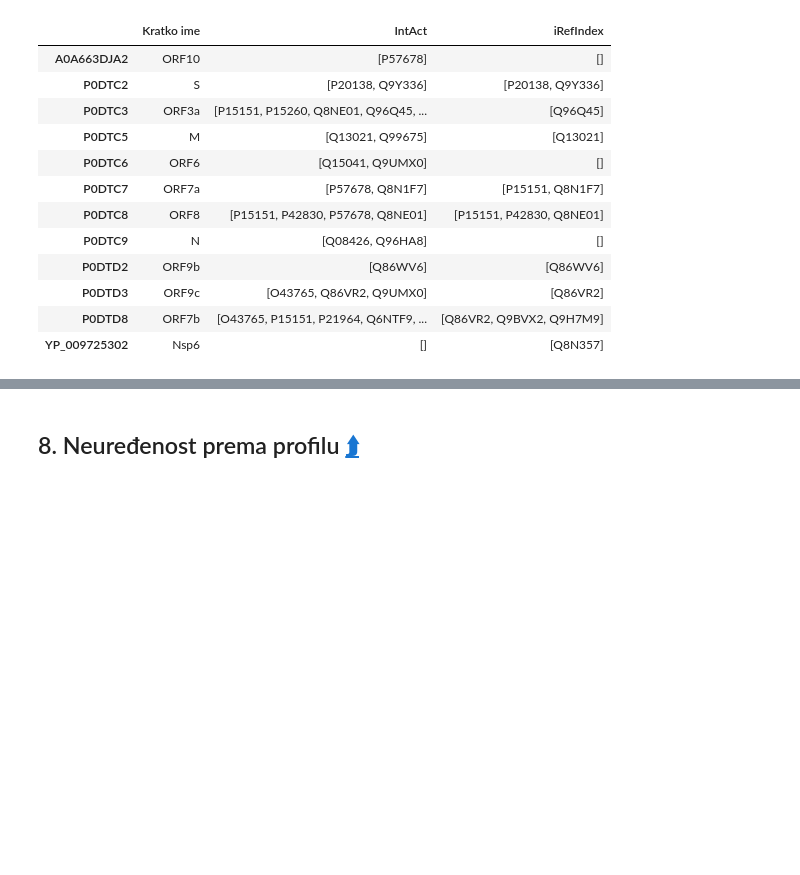
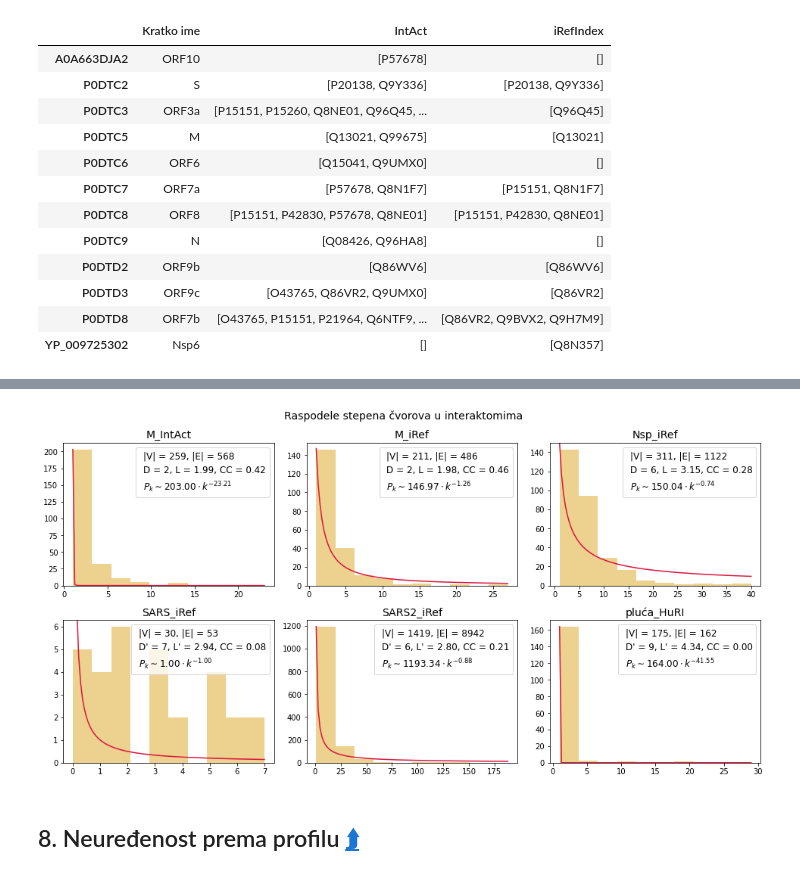
Before and after one commit to matfija/Neuredjenost-u-interaktomu, a Jupyter notebook: sveska/IDP_u_PPI.ipynb, the cells around one changed output, grey strips where cells are left out. Drawn from its saved outputs; the diff is of its cells as text; code cells hidden in the pictures; blank space fills up the shorter version.

```diff
--- a/sveska/IDP_u_PPI.ipynb
+++ b/sveska/IDP_u_PPI.ipynb
@@ -1245,3 +1266,103 @@ pd.DataFrame({'Broj čvorova': map(lambda interaktom: interaktom.n, interaktomi)
+# %%
+# Biblioteka za ukalupljivanje krive
+from scipy.optimize import curve_fit
+
+# Stepena funkcija koja se ukalupljuje
+def stepen(k, c, gamma):
+    return c * k ** (-gamma)
+
+# Histogram sa osobinama mreže
+def histogram(interakt, ime, ax):
+    # Inicijalno prazna lista
+    povezanost = []
+
+    # Prolazak kroz sve proteine
+    for prot in interakt.prots:
+        # Preskakanje polaznih
+        if ime != 'SARS_iRef' and prot.id in interakt.ids:
+            continue
+
+        # Novi stepen povezanosti
+        povezanost.append(len(interakt[prot.id]))
+
+    # Histogram stepena povezanosti
+    y, x, _ = ax.hist(povezanost, color='goldenrod', alpha=.5)
+
+    # Zanemarivanje nevažnih upozorenja
+    with warnings.catch_warnings():
+        warnings.simplefilter('ignore')
+
+        # Ukalupljivanje stepene funkcije
+        (c, gamma), _ = curve_fit(stepen, x[:-1], y)
+
+    # Linearni prostor za iscrtavanje
+    k = np.linspace(min(x), max(x), 100)
+
+    # Pamćenje vertikalnih granica
+    granice = ax.get_ylim()
+
+    # Zanemarivanje nevažnih upozorenja
+    with warnings.catch_warnings():
+        warnings.simplefilter('ignore')
+
+        # Crtanje ukalupljene stepene funkcije
+        ax.plot(k, stepen(k, c, gamma), c='crimson')
+
+    # Vraćanje vertikalnih granica
+    ax.set_ylim(granice)
+
+    # Upisivanje naziva interaktoma
+    ax.set_title(ime, fontsize=14)
+
+    # Mreža sa zanemarenim izolovanim proteinima
+    mreza = nx.Graph([*interakt.edges])
+
+    # Ucrtavanje najosnovnijih osobina grafa
+    ax.plot([], [], ' ', label=f'|V| = {interakt.number_of_nodes()}, '
+                               f'|E| = {interakt.number_of_edges()}')
+
+    # Koeficijent klasterovanja koji se ponavlja
+    klasterovanje = nx.average_clustering(interakt)
+
+    # Topološke karakteristike povezanog grafa
+    if nx.is_connected(interakt):
+        ax.plot([], [], ' ', label=f'D = {nx.diameter(interakt)}, '
+                                   f'L = {nx.average_shortest_path_length(interakt):.2f}, '
+                                   f'CC = {klasterovanje:.2f}')
+    else:
+        # Indukovanje najvećeg povezanog podskupa
+        mreza = interakt.subgraph(max(nx.connected_components(interakt), key=len))
+
+        # Topološke karakteristike najvećeg povezanog
+        ax.plot([], [], ' ', label=f'D\' = {nx.diameter(mreza)}, '
+                                   f'L\' = {nx.average_shortest_path_length(mreza):.2f}, '
+                                   f'CC = {klasterovanje:.2f}')
+
+    # Ucrtavanje ukalupljene raspodele stepena čvorova
+    ax.plot([], [], ' ', label=fr'$P_k \sim {c:.2f} \cdot k^{{{-gamma:.2f}}}$')
+
+    # Crtanje legende sa osobinama
+    ax.legend(loc='upper right', handlelength=0,
+              handletextpad=.4, fontsize=12)
+
+# Podela slike na više delova
+fig, axs = plt.subplots(2, 3, figsize=(13.5, 7))
+
+# Histogrami sa osobinama mreža
+histogram(M_intact, 'M_IntAct', axs[0, 0])
+histogram(M_iref, 'M_iRef', axs[0, 1])
+histogram(Nsp_iref, 'Nsp_iRef', axs[0, 2])
+histogram(SARS_iref, 'SARS_iRef', axs[1, 0])
+histogram(SARS2_iref, 'SARS2_iRef', axs[1, 1])
+histogram(pluca_huri, 'pluća_HuRI', axs[1, 2])
+
+# Naslov grafika koji opisuje sliku
+fig.suptitle('Raspodele stepena čvorova u interaktomima', fontsize=14)
+
+# Crtanje slike bez preklapanja
+fig.tight_layout()
+# %% [output]
+[figure, added]
 # %% [markdown]
 ## 8. Neuređenost prema profilu [⮭]<a id="par:profil"></a>
 
```
Also changed, not shown: parts of 28 cells of this notebook, 2 other files.
